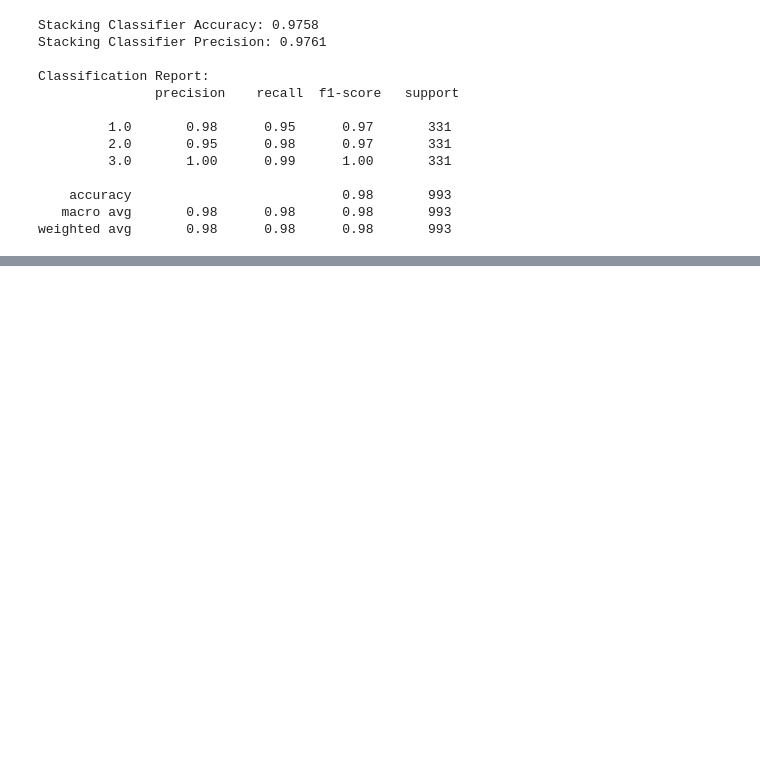
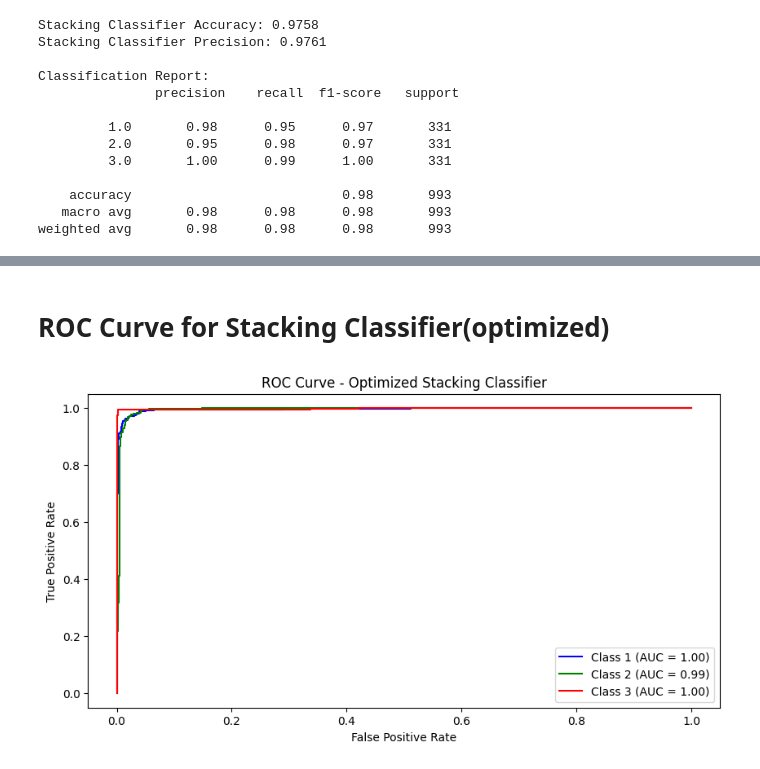
Before and after one commit to sneha0011/Predictive-Analytics-for-Fetal-Health-Conditions-Using-CTG-Data, a Jupyter notebook: fetal_health_Stacking.ipynb, the cells around one changed output, grey strips where cells are left out. Cells and saved outputs as stored; diff of their text form; code cells hidden in the pictures; blank space fills up the shorter version.

```diff
--- a/fetal_health_Stacking.ipynb
+++ b/fetal_health_Stacking.ipynb
@@ -1080,0 +1100,30 @@ plt.show()
+# %% [markdown]
+# ROC Curve for Stacking Classifier(optimized)
+# %%
+from sklearn.metrics import roc_curve, auc
+from sklearn.preprocessing import label_binarize
+from itertools import cycle
+
+# Binarize labels for multi-class classification
+y_test_bin = label_binarize(y_test, classes=[1, 2, 3])
+n_classes = y_test_bin.shape[1]
+
+# Get predicted probabilities
+y_score_stacking = stacking_clf_optimized.predict_proba(X_test)
+
+# Define colors
+colors = cycle(["blue", "green", "red"])
+
+plt.figure(figsize=(10, 5))
+
+for i, color in zip(range(n_classes), colors):
+    fpr, tpr, _ = roc_curve(y_test_bin[:, i], y_score_stacking[:, i])
+    plt.plot(fpr, tpr, color=color, label=f'Class {i+1} (AUC = {auc(fpr, tpr):.2f})')
+
+plt.title("ROC Curve - Optimized Stacking Classifier")
+plt.xlabel("False Positive Rate")
+plt.ylabel("True Positive Rate")
+plt.legend()
+plt.show()
+# %% [output]
+[figure, added]
```
Also changed, not shown: parts of 44 cells of this notebook.
